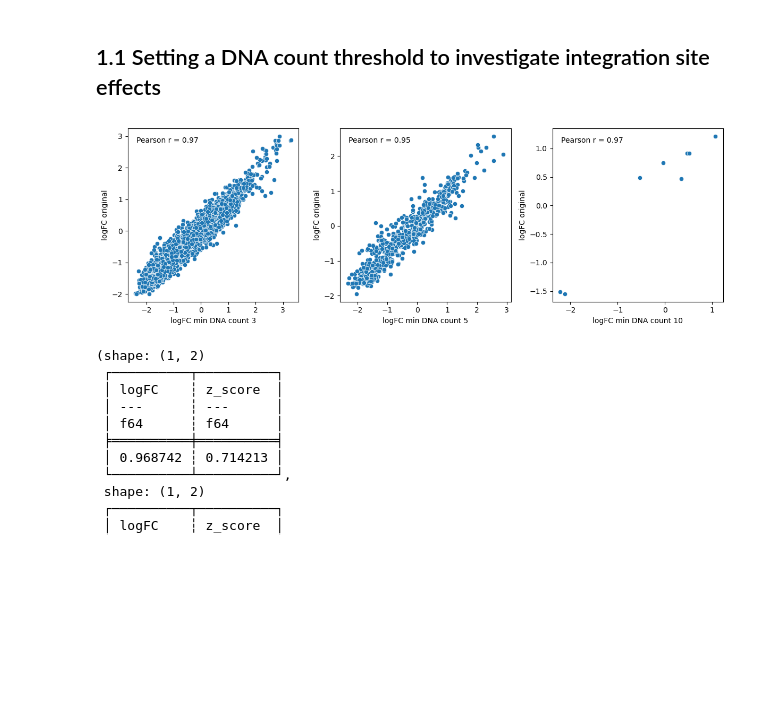
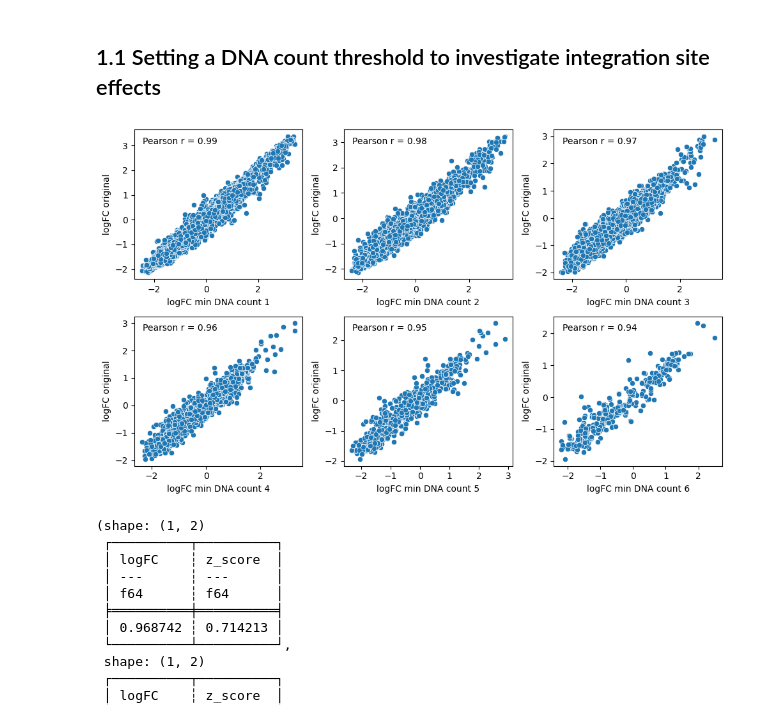
Before and after one commit to kircherlab/CMPRA_figures, a Jupyter notebook: revisions.ipynb, the cells around one changed output. Cells and saved outputs as stored; diff of their text form; code cells hidden in the pictures; blank space fills up the shorter version.

```diff
--- a/revisions.ipynb
+++ b/revisions.ipynb
@@ -18,11 +20,27 @@ os.makedirs(tempdir, exist_ok=True)
 # %% [markdown]
 ## 1.1 Setting a DNA count threshold to investigate integration site effects
 # %%
+minDNAcount1 = pl.read_csv(os.path.join(cd, "results/MPRA_analysis/CMPRA5/labeled_data_minDNAcount1_OA.tsv"), separator="\t")
+minDNAcount2 = pl.read_csv(os.path.join(cd, "results/MPRA_analysis/CMPRA5/labeled_data_minDNAcount2_OA.tsv"), separator="\t")
 minDNAcount3 = pl.read_csv(os.path.join(cd, "results/MPRA_analysis/CMPRA5/labeled_data_minDNAcount3_OA.tsv"), separator="\t")
+minDNAcount4 = pl.read_csv(os.path.join(cd, "results/MPRA_analysis/CMPRA5/labeled_data_minDNAcount4_OA.tsv"), separator="\t")
 minDNAcount5 = pl.read_csv(os.path.join(cd, "results/MPRA_analysis/CMPRA5/labeled_data_minDNAcount5_OA.tsv"), separator="\t")
+minDNAcount6 = pl.read_csv(os.path.join(cd, "results/MPRA_analysis/CMPRA5/labeled_data_minDNAcount6_OA.tsv"), separator="\t")
 minDNAcount10 = pl.read_csv(os.path.join(cd, "results/MPRA_analysis/CMPRA5/labeled_data_minDNAcount10_OA.tsv"), separator="\t")
 # %%
+joint_original_minDNAcounts1 = minDNAcount1.join(
+	original.select("left_bin", "right_bin", "adj.P.Val", "logFC", "z_score", "promoter_only", "std", "effect"),
+	on=["left_bin", "right_bin"], suffix="_original")
+
+joint_original_minDNAcounts2 = minDNAcount2.join(
+	original.select("left_bin", "right_bin", "adj.P.Val", "logFC", "z_score", "promoter_only", "std", "effect"),
+	on=["left_bin", "right_bin"], suffix="_original")
+
 joint_original_minDNAcounts3 = minDNAcount3.join(
+	original.select("left_bin", "right_bin", "adj.P.Val", "logFC", "z_score", "promoter_only", "std", "effect"),
+	on=["left_bin", "right_bin"], suffix="_original")
+
+joint_original_minDNAcounts4 = minDNAcount4.join(
 	original.select("left_bin", "right_bin", "adj.P.Val", "logFC", "z_score", "promoter_only", "std", "effect"),
 	on=["left_bin", "right_bin"], suffix="_original")
 
@@ -30,58 +48,93 @@ joint_original_minDNAcounts5 = minDNAcount5.join(
 	original.select("left_bin", "right_bin", "adj.P.Val", "logFC", "z_score", "promoter_only", "std", "effect"),
 	on=["left_bin", "right_bin"], suffix="_original")
 
+joint_original_minDNAcounts6 = minDNAcount6.join(
+	original.select("left_bin", "right_bin", "adj.P.Val", "logFC", "z_score", "promoter_only", "std", "effect"),
+	on=["left_bin", "right_bin"], suffix="_original")
+
 joint_original_minDNAcounts10 = minDNAcount10.join(
 	original.select("left_bin", "right_bin", "adj.P.Val", "logFC", "z_score", "promoter_only", "std", "effect"),
 	on=["left_bin", "right_bin"], suffix="_original")
 # %%
-fig, axes = plt.subplots(1, 3, figsize=(12, 4))
+fig, axes = plt.subplots(2, 3, figsize=(10, 6))
+
+sns.scatterplot(
+	data=joint_original_minDNAcounts1.to_pandas(),
+	x="logFC",
+	y="logFC_original",
+	ax=axes[0][0]
+)
+axes[0][0].set_xlabel("logFC min DNA count 1")
+axes[0][0].set_ylabel("logFC original")
+
+sns.scatterplot(
+	data=joint_original_minDNAcounts2.to_pandas(),
+	x="logFC",
+	y="logFC_original",
+	ax=axes[0][1]
+)
+axes[0][1].set_xlabel("logFC min DNA count 2")
+axes[0][1].set_ylabel("logFC original")
 
 sns.scatterplot(
 	data=joint_original_minDNAcounts3.to_pandas(),
 	x="logFC",
 	y="logFC_original",
-	ax=axes[0]
+	ax=axes[0][2]
 )
-axes[0].set_xlabel("logFC min DNA count 3")
-axes[0].set_ylabel("logFC original")
+axes[0][2].set_xlabel("logFC min DNA count 3")
+axes[0][2].set_ylabel("logFC original")
+
+sns.scatterplot(
+	data=joint_original_minDNAcounts4.to_pandas(),
+	x="logFC",
+	y="logFC_original",
+	ax=axes[1][0]
+)
+axes[1][0].set_xlabel("logFC min DNA count 4")
+axes[1][0].set_ylabel("logFC original")
 
 sns.scatterplot(
 	data=joint_original_minDNAcounts5.to_pandas(),
 	x="logFC",
 	y="logFC_original",
-	ax=axes[1]
+	ax=axes[1][1]
 )
-axes[1].set_xlabel("logFC min DNA count 5")
-axes[1].set_ylabel("logFC original")
+axes[1][1].set_xlabel("logFC min DNA count 5")
+axes[1][1].set_ylabel("logFC original")
 
 sns.scatterplot(
-	data=joint_original_minDNAcounts10.to_pandas(),
+	data=joint_original_minDNAcounts6.to_pandas(),
 	x="logFC",
 	y="logFC_original",
-	ax=axes[2]
+	ax=axes[1][2]
 )
-axes[2].set_xlabel("logFC min DNA count 10")
-axes[2].set_ylabel("logFC original")
+axes[1][2].set_xlabel("logFC min DNA count 6")
+axes[1][2].set_ylabel("logFC original")
+
 corrs = [
+	joint_original_minDNAcounts1.select(pl.corr("logFC", "logFC_original")).item(),
+	joint_original_minDNAcounts2.select(pl.corr("logFC", "logFC_original")).item(),
 	joint_original_minDNAcounts3.select(pl.corr("logFC", "logFC_original")).item(),
+	joint_original_minDNAcounts4.select(pl.corr("logFC", "logFC_original")).item(),
 	joint_original_minDNAcounts5.select(pl.corr("logFC", "logFC_original")).item(),
-	joint_original_minDNAcounts10.select(pl.corr("logFC", "logFC_original")).item()
+	joint_original_minDNAcounts6.select(pl.corr("logFC", "logFC_original")).item(),
 ]
 
-for i, ax in enumerate(axes):
+for i, ax in enumerate(axes.flatten()):
 	ax.text(
 		0.05, 0.95,
 		f"Pearson r = {corrs[i]:.2f}",
 		transform=ax.transAxes,
 		fontsize=10,
 		verticalalignment='top',
 		#bbox=dict(boxstyle="round,pad=0.3", facecolor="white", alpha=0.7)
 	)
 plt.tight_layout()
 #plt.title("logFC comparison original vs minDNAcount3")
 plt.savefig(figdir+"/different_DNA_count_thresholds.pdf", format="pdf")
 # %% [output]
-[figure, old version]
+[figure, new version]
 # %%
 joint_original_minDNAcounts3.select(pl.corr("logFC", "logFC_original"), pl.corr("z_score", "z_score_original")), \
 joint_original_minDNAcounts5.select(pl.corr("logFC", "logFC_original"), pl.corr("z_score", "z_score_original")), \
```
Also changed, not shown: parts of 90 cells of this notebook, 12 other files.
